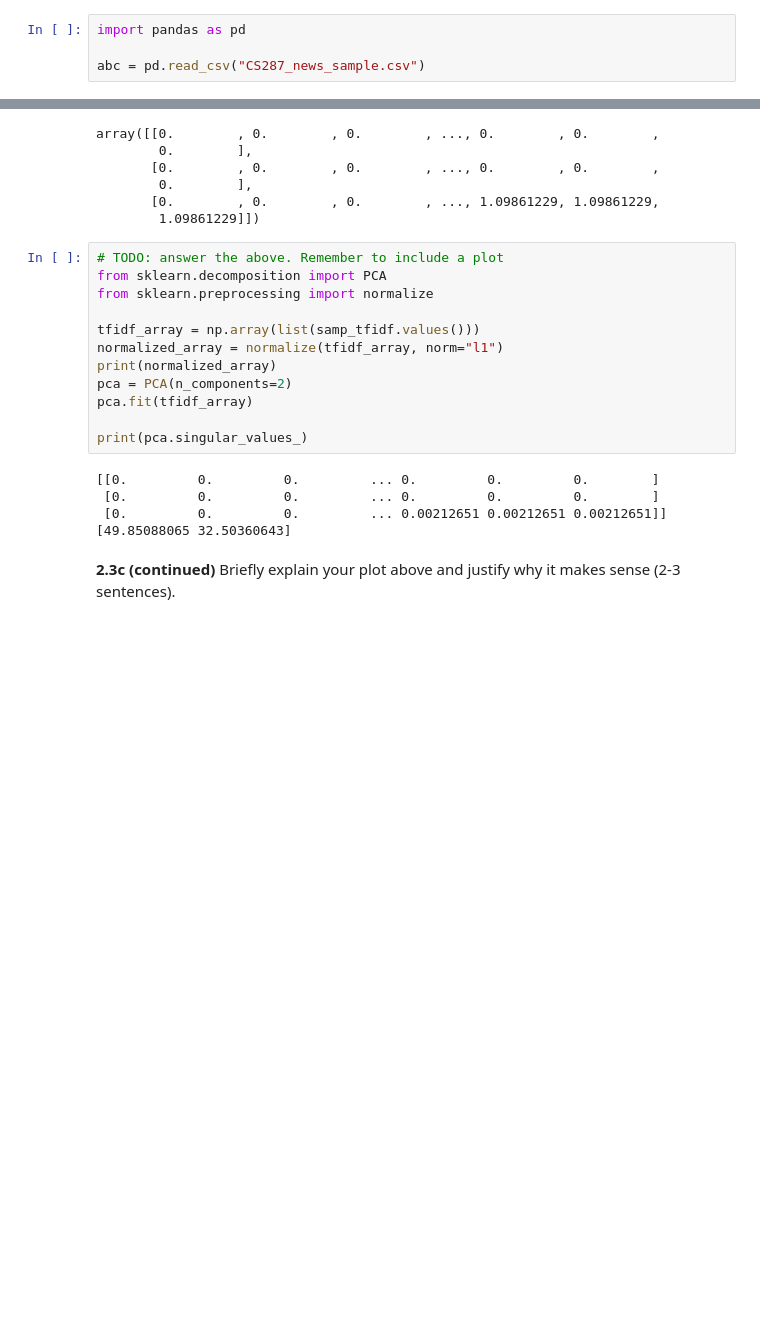
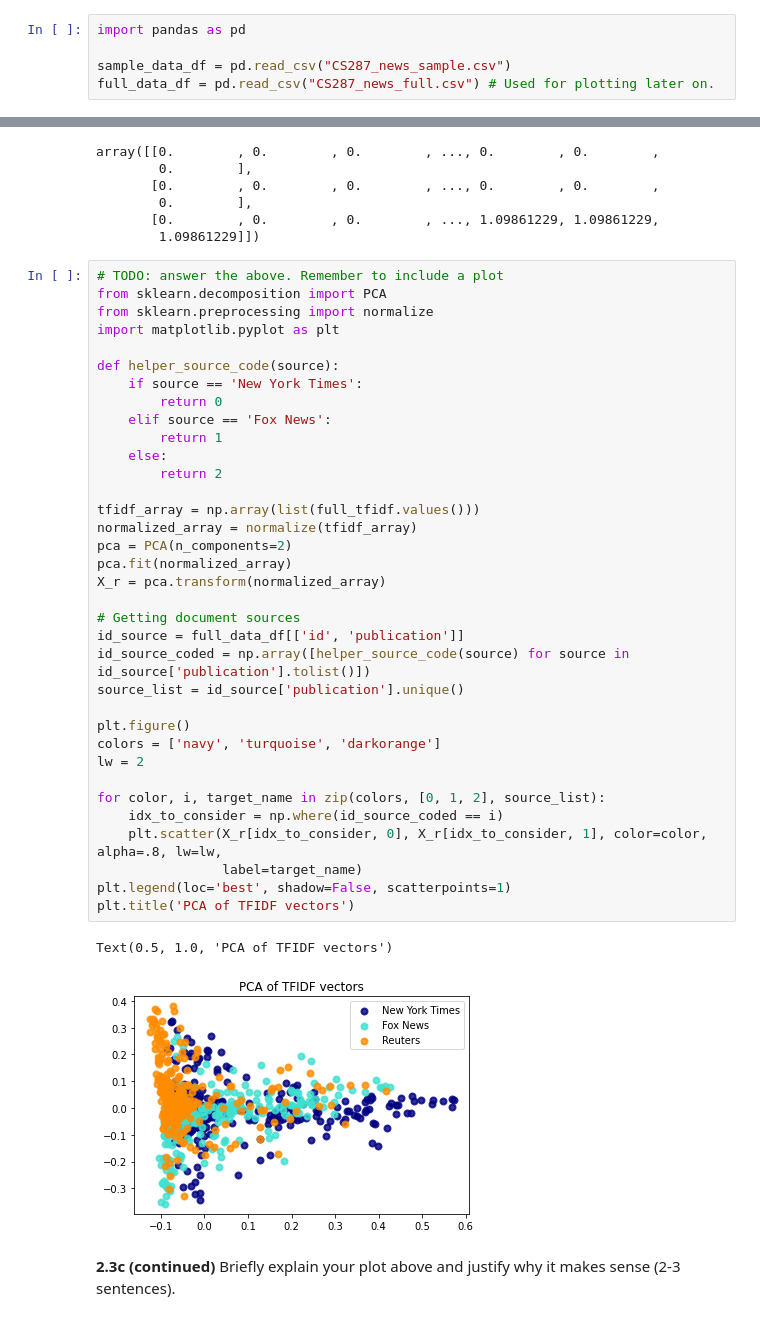
Before and after one commit to juliosol/CS115B-NLP, a Jupyter notebook: hw1/CS287_HW1_Student.ipynb, the cells around one changed output, grey strips where cells are left out. Cells and saved outputs as stored; diff of their text form; blank space fills up the shorter version.

```diff
--- a/hw1/CS287_HW1_Student.ipynb
+++ b/hw1/CS287_HW1_Student.ipynb
@@ -354,4 +366,5 @@ Now, you will use your `tokenize()` function on some real data. Implement the fo
 # %%
 import pandas as pd
 
-abc = pd.read_csv("CS287_news_sample.csv")
+sample_data_df = pd.read_csv("CS287_news_sample.csv")
+full_data_df = pd.read_csv("CS287_news_full.csv") # Used for plotting later on.
@@ -774,23 +880,44 @@ array([[0.        , 0.        , 0.        , ..., 0.        , 0.        ,
         0.        ],
        [0.        , 0.        , 0.        , ..., 1.09861229, 1.09861229,
         1.09861229]])
-# %%
-# TODO: answer the above. Remember to include a plot
-from sklearn.decomposition import PCA
-from sklearn.preprocessing import normalize
-
-tfidf_array = np.array(list(samp_tfidf.values()))
-normalized_array = normalize(tfidf_array, norm="l1")
-print(normalized_array)
-pca = PCA(n_components=2)
-pca.fit(tfidf_array)
-
-print(pca.singular_values_)
-# %% [output]
-[[0.         0.         0.         ... 0.         0.         0.        ]
- [0.         0.         0.         ... 0.         0.         0.        ]
- [0.         0.         0.         ... 0.00212651 0.00212651 0.00212651]]
-[49.85088065 32.50360643]
+# %%
+# TODO: answer the above. Remember to include a plot
+from sklearn.decomposition import PCA
+from sklearn.preprocessing import normalize
+import matplotlib.pyplot as plt
+
+def helper_source_code(source):
+    if source == 'New York Times':
+        return 0
+    elif source == 'Fox News':
+        return 1
+    else:
+        return 2
+
+tfidf_array = np.array(list(full_tfidf.values()))
+normalized_array = normalize(tfidf_array)
+pca = PCA(n_components=2)
+pca.fit(normalized_array)
+X_r = pca.transform(normalized_array)
+
+# Getting document sources
+id_source = full_data_df[['id', 'publication']]
+id_source_coded = np.array([helper_source_code(source) for source in id_source['publication'].tolist()])
+source_list = id_source['publication'].unique()
+
+plt.figure()
+colors = ['navy', 'turquoise', 'darkorange']
+lw = 2
+
+for color, i, target_name in zip(colors, [0, 1, 2], source_list):
+    idx_to_consider = np.where(id_source_coded == i)
+    plt.scatter(X_r[idx_to_consider, 0], X_r[idx_to_consider, 1], color=color, alpha=.8, lw=lw,
+                label=target_name)
+plt.legend(loc='best', shadow=False, scatterpoints=1)
+plt.title('PCA of TFIDF vectors')
+# %% [output]
+Text(0.5, 1.0, 'PCA of TFIDF vectors')
+[figure, added]
 # %% [markdown]
 <div class='q_pink'>
 
```
Also changed, not shown: parts of 80 cells of this notebook.
